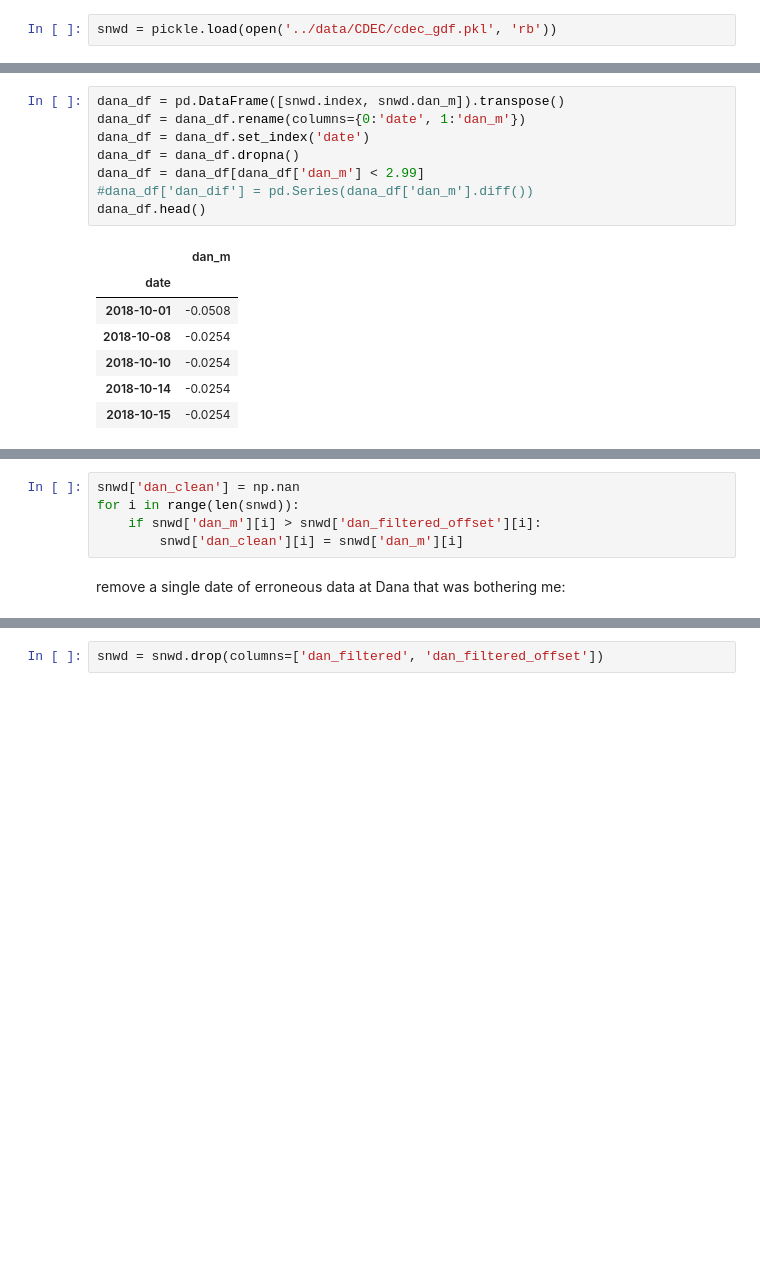
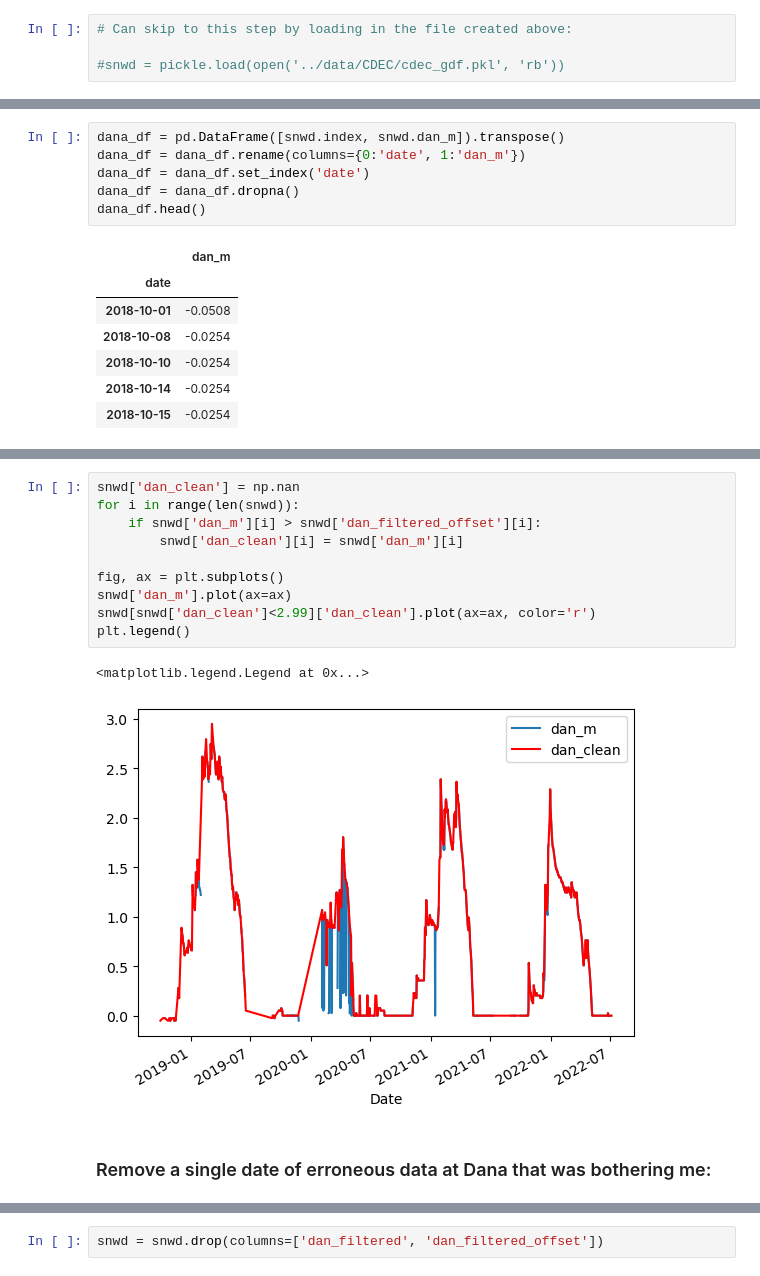
Before and after one commit to bessoh2/icesat2_sr, a Jupyter notebook: notebooks/AUX_dataclean.ipynb, the cells around one changed output, grey strips where cells are left out. Drawn from its saved outputs; the diff is of its cells as text; blank space fills up the shorter version.

Commit message:
Added comments and cleaned code in AUX_dataclean.ipynb, got through Step 5

```diff
--- a/notebooks/AUX_dataclean.ipynb
+++ b/notebooks/AUX_dataclean.ipynb
@@ -128,2 +156,4 @@ Specifically 2020 winter is all over the place
 # %%
-snwd = pickle.load(open('../data/CDEC/cdec_gdf.pkl', 'rb'))
+# Can skip to this step by loading in the file created above:
+
+#snwd = pickle.load(open('../data/CDEC/cdec_gdf.pkl', 'rb'))
@@ -163,8 +164,6 @@ dana_df = pd.DataFrame([snwd.index, snwd.dan_m]).transpose()
 dana_df = dana_df.rename(columns={0:'date', 1:'dan_m'})
 dana_df = dana_df.set_index('date')
 dana_df = dana_df.dropna()
-dana_df = dana_df[dana_df['dan_m'] < 2.99]
-#dana_df['dan_dif'] = pd.Series(dana_df['dan_m'].diff())
 dana_df.head()
 # %% [output]
 |  | dan_m |
@@ -186,9 +207,17 @@ snwd['dan_filtered_offset'] = snwd['dan_filtered'] - 0.3
 # %%
 snwd['dan_clean'] = np.nan
 for i in range(len(snwd)):
     if snwd['dan_m'][i] > snwd['dan_filtered_offset'][i]:
         snwd['dan_clean'][i] = snwd['dan_m'][i]
+
+fig, ax = plt.subplots()
+snwd['dan_m'].plot(ax=ax)
+snwd[snwd['dan_clean']<2.99]['dan_clean'].plot(ax=ax, color='r')
+plt.legend()
+# %% [output]
+<matplotlib.legend.Legend at 0x...>
+[figure, added]
 # %% [markdown]
-remove a single date of erroneous data at Dana that was bothering me:
+### Remove a single date of erroneous data at Dana that was bothering me:
 # %%
 snwd.loc['2020-02-19', 'dan_clean'] = np.nan
```
Also changed, not shown: parts of 70 cells of this notebook.
